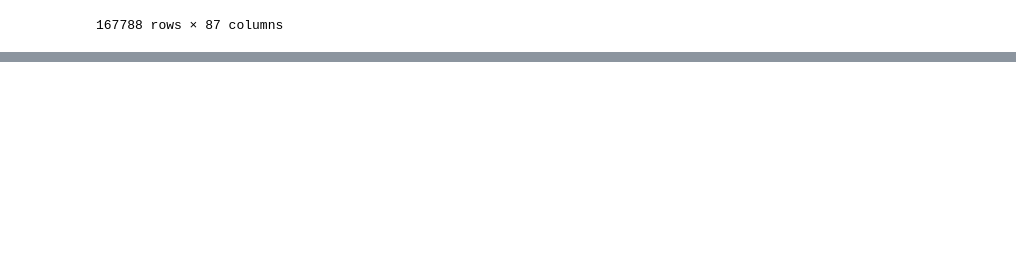
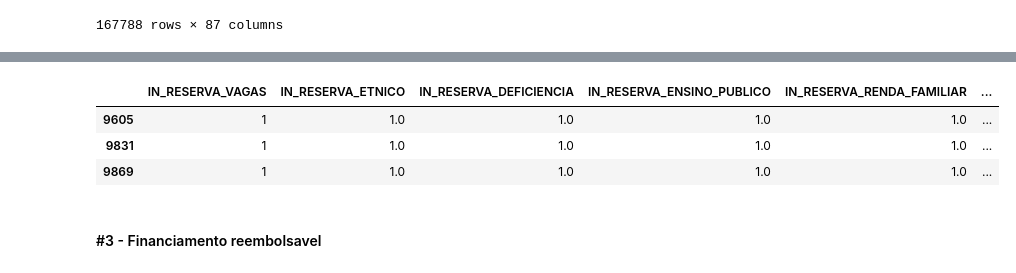
Before and after one commit to rafael-roldao/censo_es_2018_aluno, a Jupyter notebook: Censo do Ensino Superior 2018 - Alunos.ipynb, the cells around one changed output, grey strips where cells are left out. Saved outputs shown, nothing was run; the diff lists cells and outputs as text; code cells hidden in the pictures; blank space fills up the shorter version.

```diff
--- a/Censo do Ensino Superior 2018 - Alunos.ipynb
+++ b/Censo do Ensino Superior 2018 - Alunos.ipynb
@@ -539,0 +640,9 @@ medicina_df
+# %%
+medicina_df[medicina_df['sum_reserva'] == 6].iloc[:, np.r_[45:51]]
+# %% [output]
+|  | IN_RESERVA_VAGAS | IN_RESERVA_ETNICO | IN_RESERVA_DEFICIENCIA | IN_RESERVA_ENSINO_PUBLICO | IN_RESERVA_RENDA_FAMILIAR | ... |
+| 9605 | 1 | 1.0 | 1.0 | 1.0 | 1.0 | ... |
+| 9831 | 1 | 1.0 | 1.0 | 1.0 | 1.0 | ... |
+| 9869 | 1 | 1.0 | 1.0 | 1.0 | 1.0 | ... |
+# %% [markdown]
+#### #3 - Financiamento reembolsavel
```
Also changed, not shown: parts of 18 cells of this notebook, 1 other file.
